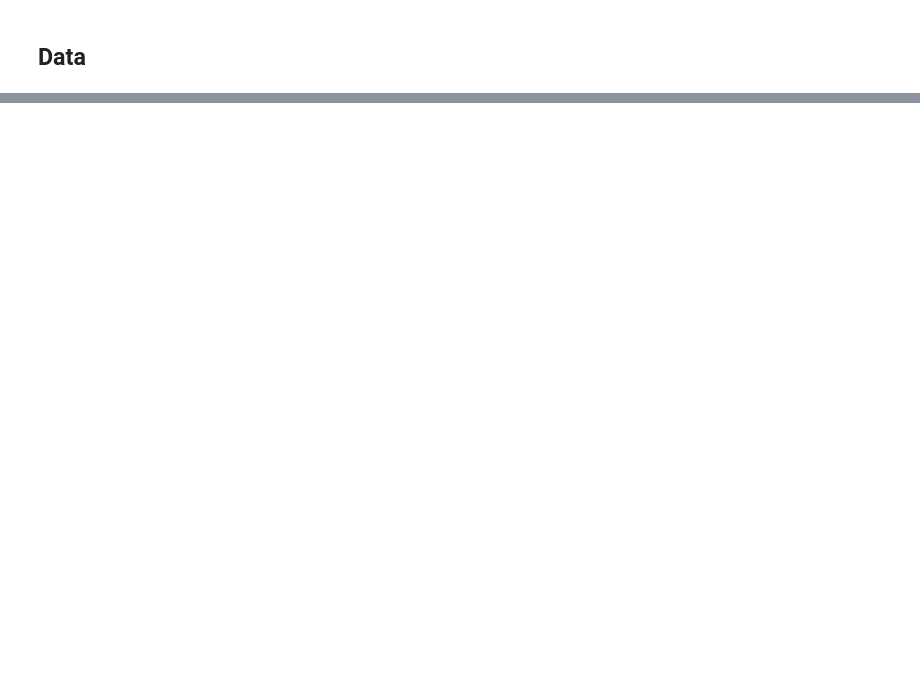
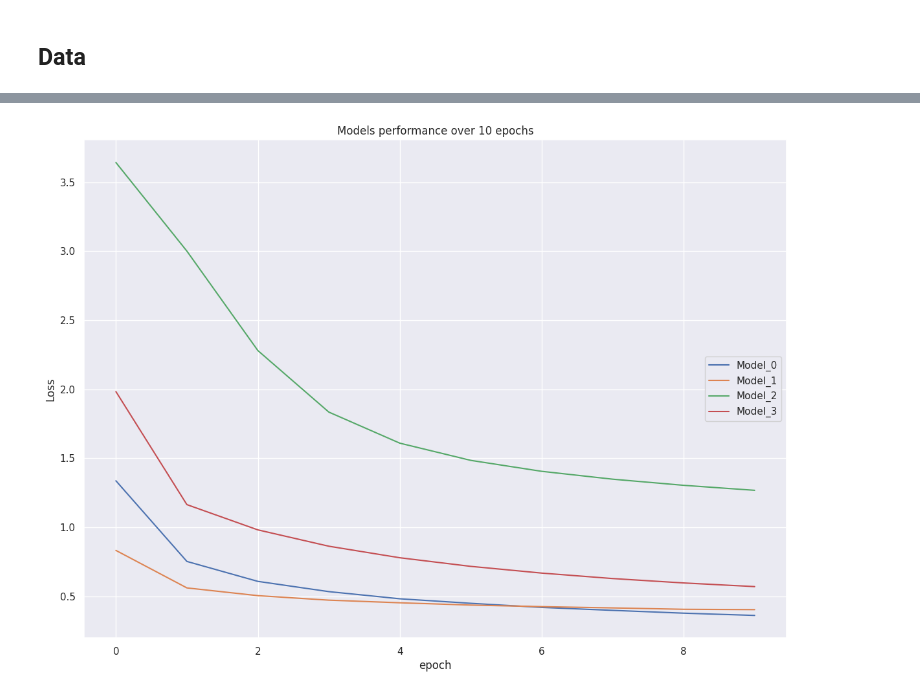
Before and after one commit to LuukvanBilsen/AI_ADV, a Jupyter notebook: notebooks/Exercise_2_ANN.ipynb, the cells around one changed output, grey strips where cells are left out. Drawn from its saved outputs; the diff is of its cells as text; code cells hidden in the pictures; blank space fills up the shorter version.

```diff
--- a/notebooks/Exercise_2_ANN.ipynb
+++ b/notebooks/Exercise_2_ANN.ipynb
@@ -67,0 +348,12 @@ Num GPUs Available:  0
+# %%
+plt.plot(history_0.history['loss'])
+plt.plot(history_1.history['loss'])
+plt.plot(history_2.history['loss'])
+plt.plot(history_3.history['loss'])
+plt.title('Models performance over 10 epochs')
+plt.ylabel('Loss')
+plt.xlabel('epoch')
+plt.legend(['Model_0','Model_1','Model_2','Model_3'], loc='right')
+plt.show()
+# %% [output]
+[figure, added]
```
Also changed, not shown: parts of 46 cells of this notebook.
